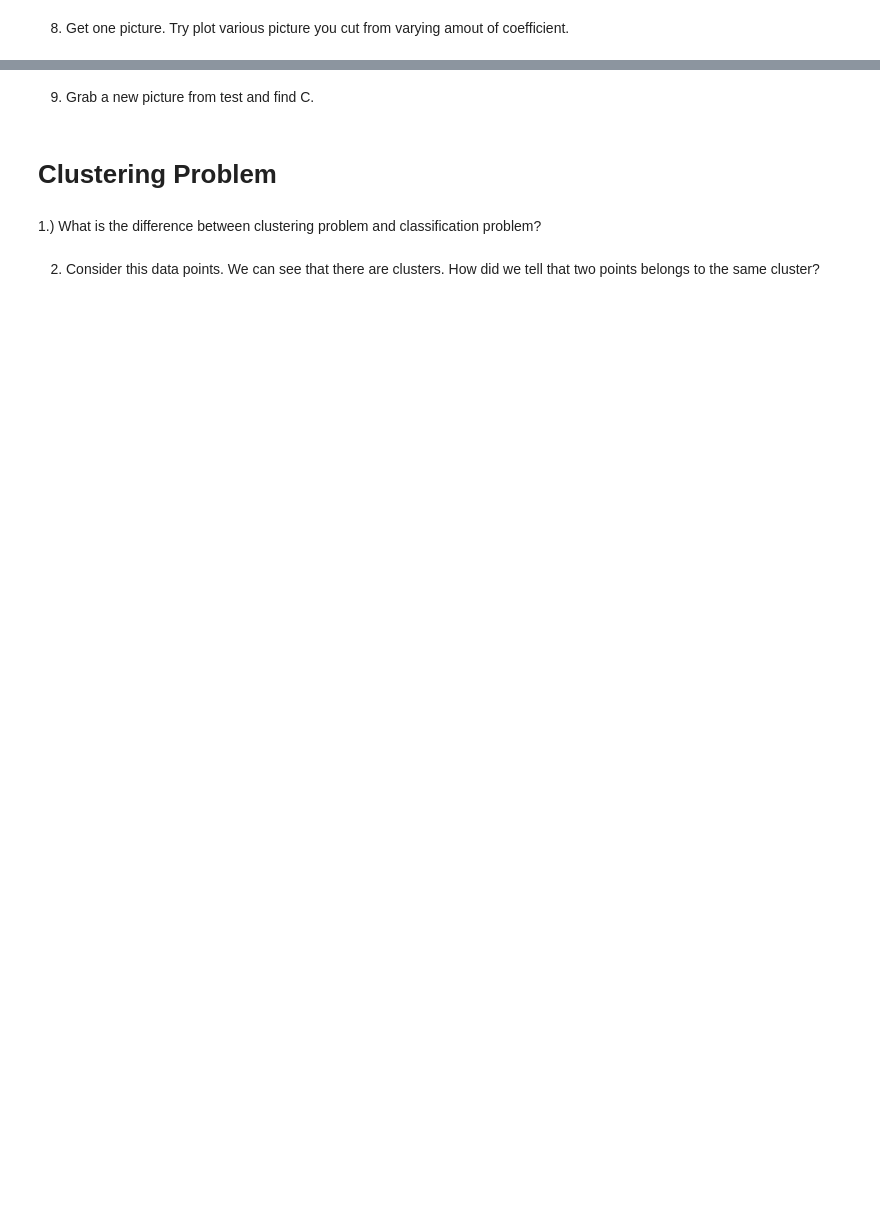
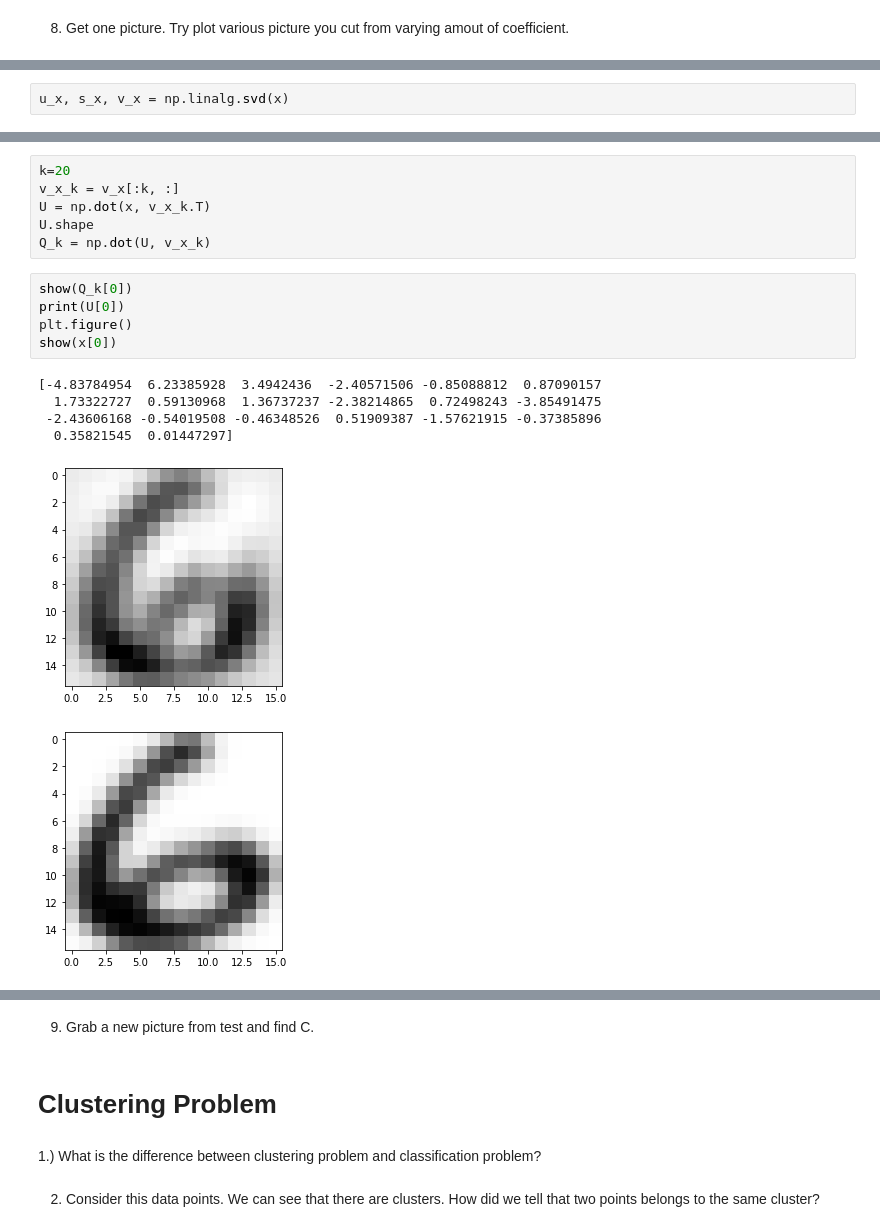
Before and after one commit to muic-pattern-rekt-2018/exercise-7-filled, a Jupyter notebook: Low Rank Approximation and Clustering Problem.ipynb, the cells around one changed output, grey strips where cells are left out. Cells and saved outputs as stored; diff of their text form; blank space fills up the shorter version.

```diff
--- a/Low Rank Approximation and Clustering Problem.ipynb
+++ b/Low Rank Approximation and Clustering Problem.ipynb
@@ -86,0 +198,2 @@ show(images[:,4610])
+# %%
+u_x, s_x, v_x = np.linalg.svd(x)
@@ -86,0 +218,18 @@ show(images[:,4610])
+# %%
+k=20
+v_x_k = v_x[:k, :]
+U = np.dot(x, v_x_k.T)
+U.shape
+Q_k = np.dot(U, v_x_k)
+# %%
+show(Q_k[0])
+print(U[0])
+plt.figure()
+show(x[0])
+# %% [output]
+[-4.83784954  6.23385928  3.4942436  -2.40571506 -0.85088812  0.87090157
+  1.73322727  0.59130968  1.36737237 -2.38214865  0.72498243 -3.85491475
+ -2.43606168 -0.54019508 -0.46348526  0.51909387 -1.57621915 -0.37385896
+  0.35821545  0.01447297]
+[figure, added]
+[figure, added]
```
Also changed, not shown: parts of 33 cells of this notebook.
